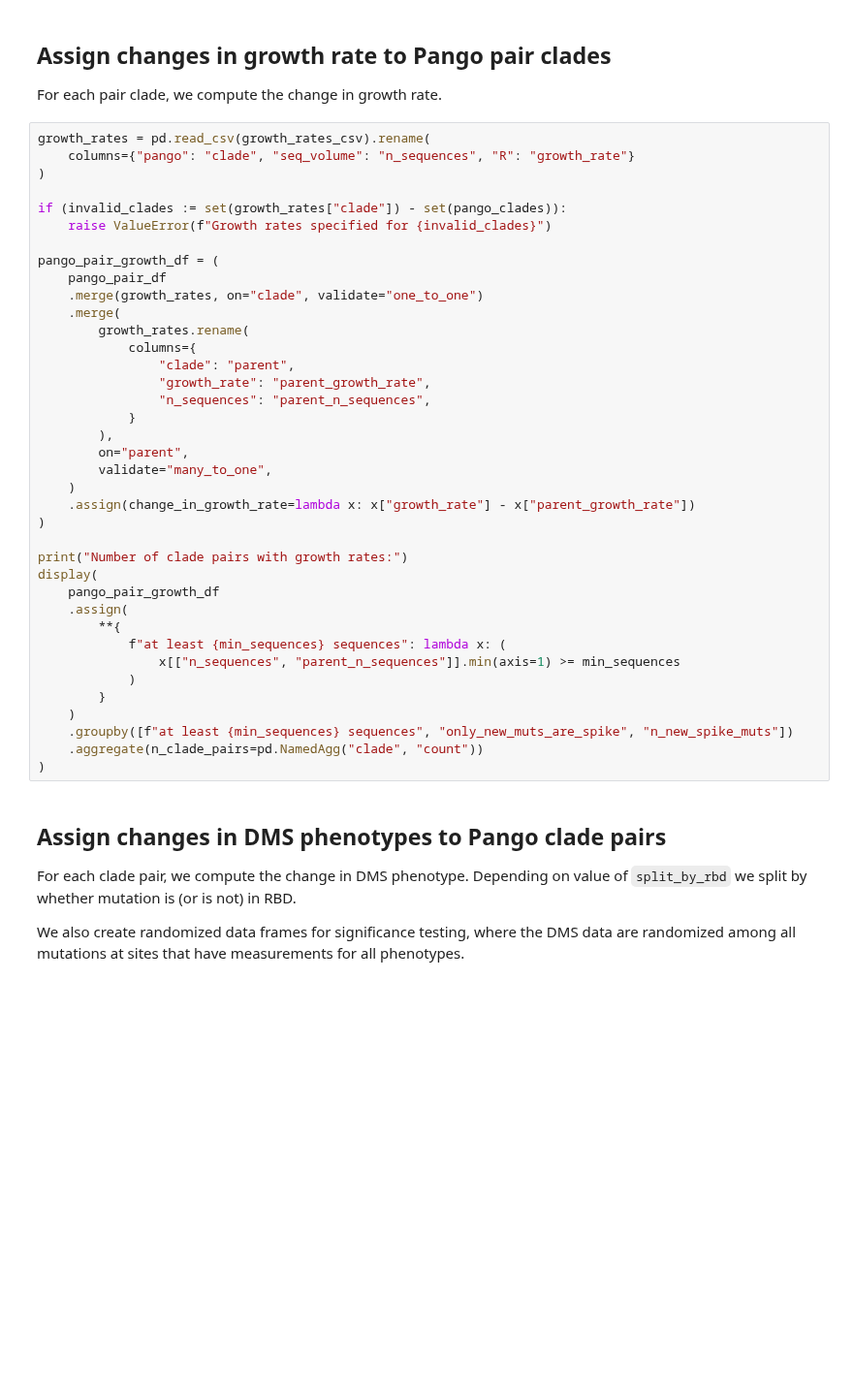
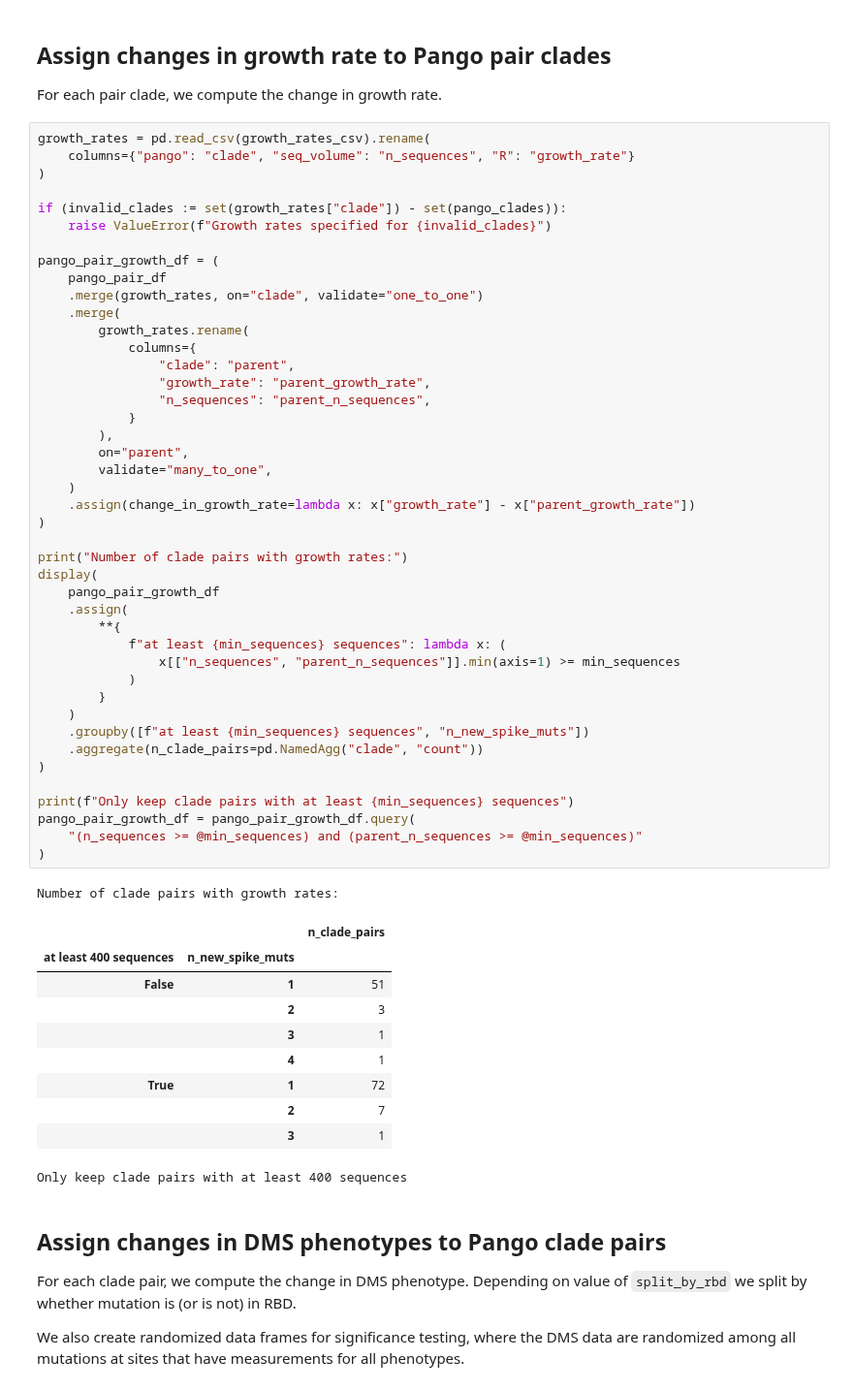
Before and after one commit to dms-vep/SARS-CoV-2_XBB.1.5_spike_DMS, a Jupyter notebook: notebooks/compare_natural.ipynb, the cells around one changed output. Shown at 97% size. Saved outputs shown, nothing was run; the diff lists cells and outputs as text; blank space fills up the shorter version.

```diff
--- a/notebooks/compare_natural.ipynb
+++ b/notebooks/compare_natural.ipynb
@@ -166,34 +210,51 @@ if (invalid_clades := set(growth_rates["clade"]) - set(pango_clades)):
 
 pango_pair_growth_df = (
     pango_pair_df
     .merge(growth_rates, on="clade", validate="one_to_one")
     .merge(
         growth_rates.rename(
             columns={
                 "clade": "parent",
                 "growth_rate": "parent_growth_rate",
                 "n_sequences": "parent_n_sequences",
             }
         ),
         on="parent",
         validate="many_to_one",
     )
     .assign(change_in_growth_rate=lambda x: x["growth_rate"] - x["parent_growth_rate"])
 )
 
 print("Number of clade pairs with growth rates:")
 display(
     pango_pair_growth_df
     .assign(
         **{
             f"at least {min_sequences} sequences": lambda x: (
                 x[["n_sequences", "parent_n_sequences"]].min(axis=1) >= min_sequences
             )
         }
     )
-    .groupby([f"at least {min_sequences} sequences", "only_new_muts_are_spike", "n_new_spike_muts"])
+    .groupby([f"at least {min_sequences} sequences", "n_new_spike_muts"])
     .aggregate(n_clade_pairs=pd.NamedAgg("clade", "count"))
 )
+
+print(f"Only keep clade pairs with at least {min_sequences} sequences")
+pango_pair_growth_df = pango_pair_growth_df.query(
+    "(n_sequences >= @min_sequences) and (parent_n_sequences >= @min_sequences)"
+)
+# %% [output]
+Number of clade pairs with growth rates:
+|  |  | n_clade_pairs |
+| at least 400 sequences | n_new_spike_muts |  |
+| False | 1 | 51 |
+|  | 2 | 3 |
+|  | 3 | 1 |
+|  | 4 | 1 |
+| True | 1 | 72 |
+|  | 2 | 7 |
+|  | 3 | 1 |
+Only keep clade pairs with at least 400 sequences
 # %% [markdown]
 ## Assign changes in DMS phenotypes to Pango clade pairs
 For each clade pair, we compute the change in DMS phenotype.
```
Also changed, not shown: parts of 16 cells of this notebook, 2 other files.
